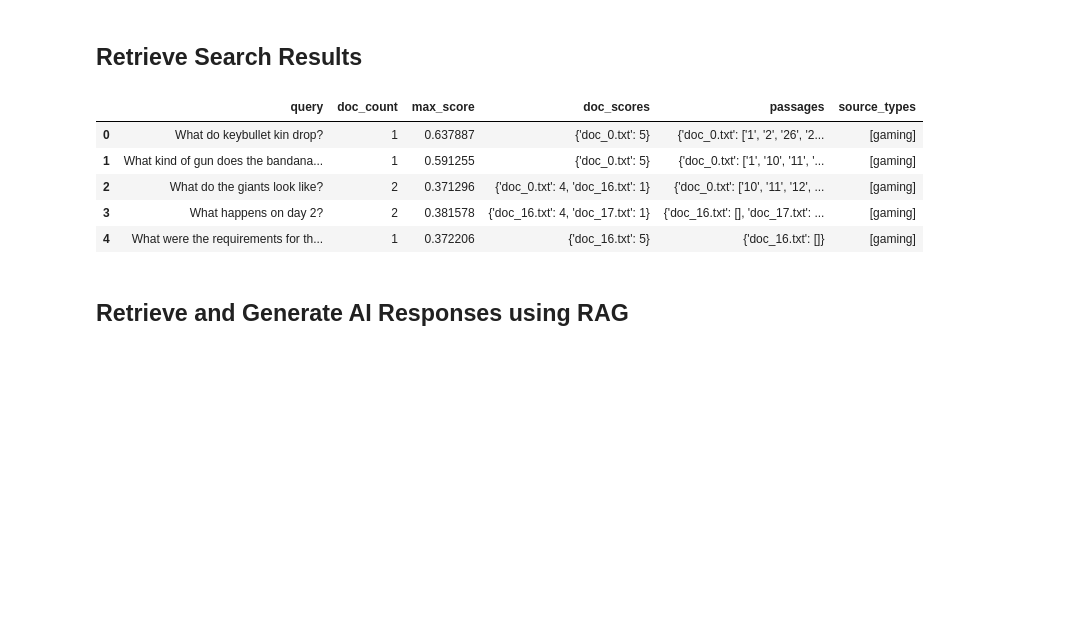
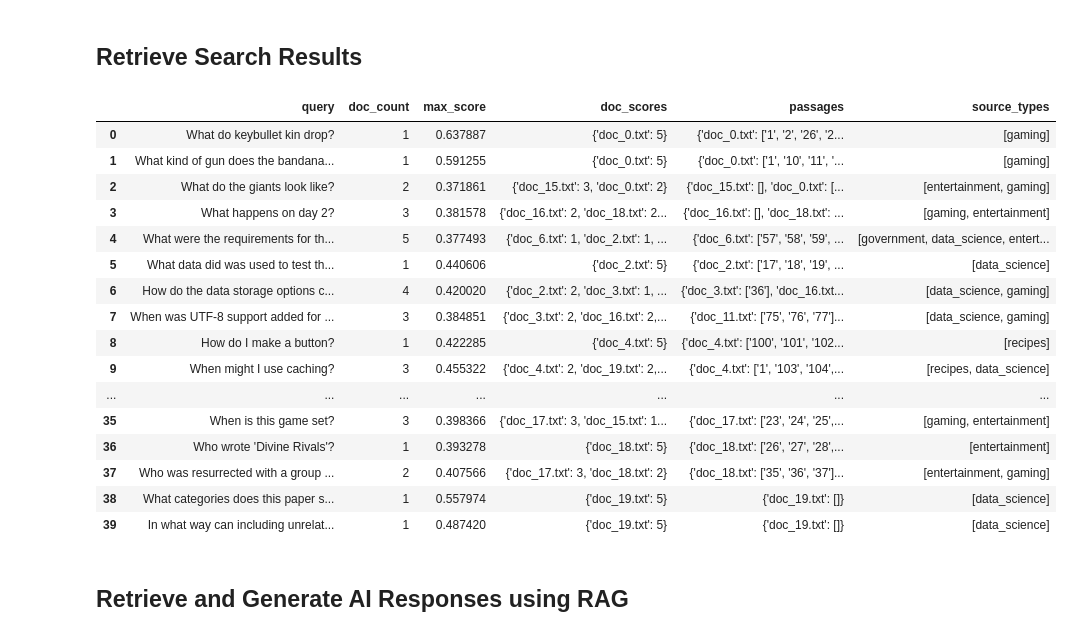
Before and after one commit to NumanticSolutions/rag_search, a Jupyter notebook: aws_bedrock/S30_search_bedrock_knowledgebase.ipynb, the cells around one changed output. Saved outputs shown, nothing was run; the diff lists cells and outputs as text; code cells hidden in the pictures; blank space fills up the shorter version.

Commit message:
search_updates

```diff
--- a/aws_bedrock/S30_search_bedrock_knowledgebase.ipynb
+++ b/aws_bedrock/S30_search_bedrock_knowledgebase.ipynb
@@ -40,15 +41,21 @@ class BedrockKBRetriever:
 
         # Retrieval and Generation configuration
         self.aws_account_id = os.environ["AWS_ACCOUNT_ID"]
-        self.inference_model = "amazon.nova-lite-v1:0"
+        # self.inference_model = "amazon.nova-lite-v1:0" #?
+        # self.inference_model = "anthropic.claude-sonnet-4-6" # Requires Anthropic request form
+        # self.inference_model = "google.gemma-3-4b-it" # Not available
+        self.inference_model = "meta.llama4-scout-17b-instruct-v1:0"
         self.model_arn = "arn:aws:bedrock:{}:{}:inference-profile/us.{}".format(self.aws_region,
                                                                                 self.aws_account_id,
                                                                                 self.inference_model)
+        self.search_sleep_time = 5 # pause time between queries
+        self.ai_sleep_time = 5 # pause time between queries
 
         # Outputs
         self.df_ret_res = pd.DataFrame()
         self.df_query_finds = pd.DataFrame()
         self.df_rag_res = pd.DataFrame()
+        self.bedrock_models = pd.DataFrame() # AWS foundation models - requires get_bedrock_foundational_models method
 
         # Establish an AWS client
         self.set_aws_client()
@@ -70,6 +77,34 @@ class BedrockKBRetriever:
         self.s3 = session.client('s3',
                                  region_name=self.aws_region)
 
+    def get_bedrock_foundational_models(self):
+        """
+        Get a list of foundation models available through Bedrock
+        :return:
+        """
+
+        # Initialize a bedrock client
+        session = boto3.Session(profile_name=self.aws_profile)
+        self.br = session.client('bedrock', region_name=self.aws_region)
+
+        response = self.br.list_foundation_models()
+        self.response_models = response
+
+        models_rows = []
+        for model in response['modelSummaries']:
+            models_rows.append(dict(model_name=model['modelName'],
+                                    model_id=model['modelId'],
+                                    model_provider=model['providerName'],
+                                    input_modalities=model['inputModalities'],
+                                    output_modalities=model['outputModalities'],
+                                    infer_types=model['inferenceTypesSupported'],
+                                    model_lifecycle=model['modelLifecycle']
+                                    )
+                               )
+
+        self.bedrock_models = pd.DataFrame(data=models_rows)
+        self.bedrock_models = self.bedrock_models.sort_values(by="model_provider")
+        self.bedrock_models = self.bedrock_models.reset_index(drop=True)
 
     def retrieve_query_results(self,
                                queries: list,
@@ -145,6 +180,8 @@ class BedrockKBRetriever:
                                 )
 
                 search_results.append(res_dict)
+
+                time.sleep(self.search_sleep_time)
 
         # Put the detailed retrieval results into a dataframe
         self.df_ret_res = pd.DataFrame(search_results)
@@ -258,6 +295,8 @@ class BedrockKBRetriever:
                                        rag_citations=citations_list)
                                     )
 
+            time.sleep(self.ai_sleep_time)
+
         self.df_rag_res = pd.DataFrame(search_results)
 # %% [markdown]
 ## Read test data
@@ -297,14 +368,25 @@ srch_analyzer.retrieve_query_results(queries=queries,
 # %%
 
-srch_analyzer.df_ret_res
-srch_analyzer.df_query_finds.head()
+# srch_analyzer.df_ret_res
+srch_analyzer.df_query_finds
 # %% [output]
 |  | query | doc_count | max_score | doc_scores | passages | source_types |
 | 0 | What do keybullet kin drop? | 1 | 0.637887 | {'doc_0.txt': 5} | {'doc_0.txt': ['1', '2', '26', '2... | [gaming] |
 | 1 | What kind of gun does the bandana... | 1 | 0.591255 | {'doc_0.txt': 5} | {'doc_0.txt': ['1', '10', '11', '... | [gaming] |
-| 2 | What do the giants look like? | 2 | 0.371296 | {'doc_0.txt': 4, 'doc_16.txt': 1} | {'doc_0.txt': ['10', '11', '12', ... | [gaming] |
-| 3 | What happens on day 2? | 2 | 0.381578 | {'doc_16.txt': 4, 'doc_17.txt': 1} | {'doc_16.txt': [], 'doc_17.txt': ... | [gaming] |
-| 4 | What were the requirements for th... | 1 | 0.372206 | {'doc_16.txt': 5} | {'doc_16.txt': []} | [gaming] |
+| 2 | What do the giants look like? | 2 | 0.371861 | {'doc_15.txt': 3, 'doc_0.txt': 2} | {'doc_15.txt': [], 'doc_0.txt': [... | [entertainment, gaming] |
+| 3 | What happens on day 2? | 3 | 0.381578 | {'doc_16.txt': 2, 'doc_18.txt': 2... | {'doc_16.txt': [], 'doc_18.txt': ... | [gaming, entertainment] |
+| 4 | What were the requirements for th... | 5 | 0.377493 | {'doc_6.txt': 1, 'doc_2.txt': 1, ... | {'doc_6.txt': ['57', '58', '59', ... | [government, data_science, entert... |
+| 5 | What data did was used to test th... | 1 | 0.440606 | {'doc_2.txt': 5} | {'doc_2.txt': ['17', '18', '19', ... | [data_science] |
+| 6 | How do the data storage options c... | 4 | 0.420020 | {'doc_2.txt': 2, 'doc_3.txt': 1, ... | {'doc_3.txt': ['36'], 'doc_16.txt... | [data_science, gaming] |
+| 7 | When was UTF-8 support added for ... | 3 | 0.384851 | {'doc_3.txt': 2, 'doc_16.txt': 2,... | {'doc_11.txt': ['75', '76', '77']... | [data_science, gaming] |
+| 8 | How do I make a button? | 1 | 0.422285 | {'doc_4.txt': 5} | {'doc_4.txt': ['100', '101', '102... | [recipes] |
+| 9 | When might I use caching? | 3 | 0.455322 | {'doc_4.txt': 2, 'doc_19.txt': 2,... | {'doc_4.txt': ['1', '103', '104',... | [recipes, data_science] |
+| ... | ... | ... | ... | ... | ... | ... |
+| 35 | When is this game set? | 3 | 0.398366 | {'doc_17.txt': 3, 'doc_15.txt': 1... | {'doc_17.txt': ['23', '24', '25',... | [gaming, entertainment] |
+| 36 | Who wrote 'Divine Rivals'? | 1 | 0.393278 | {'doc_18.txt': 5} | {'doc_18.txt': ['26', '27', '28',... | [entertainment] |
+| 37 | Who was resurrected with a group ... | 2 | 0.407566 | {'doc_17.txt': 3, 'doc_18.txt': 2} | {'doc_18.txt': ['35', '36', '37']... | [entertainment, gaming] |
+| 38 | What categories does this paper s... | 1 | 0.557974 | {'doc_19.txt': 5} | {'doc_19.txt': []} | [data_science] |
+| 39 | In what way can including unrelat... | 1 | 0.487420 | {'doc_19.txt': 5} | {'doc_19.txt': []} | [data_science] |
 # %% [markdown]
 ## Retrieve and Generate AI Responses using RAG
 # %%
```
Also changed, not shown: parts of 8 cells of this notebook, 1 other file.
